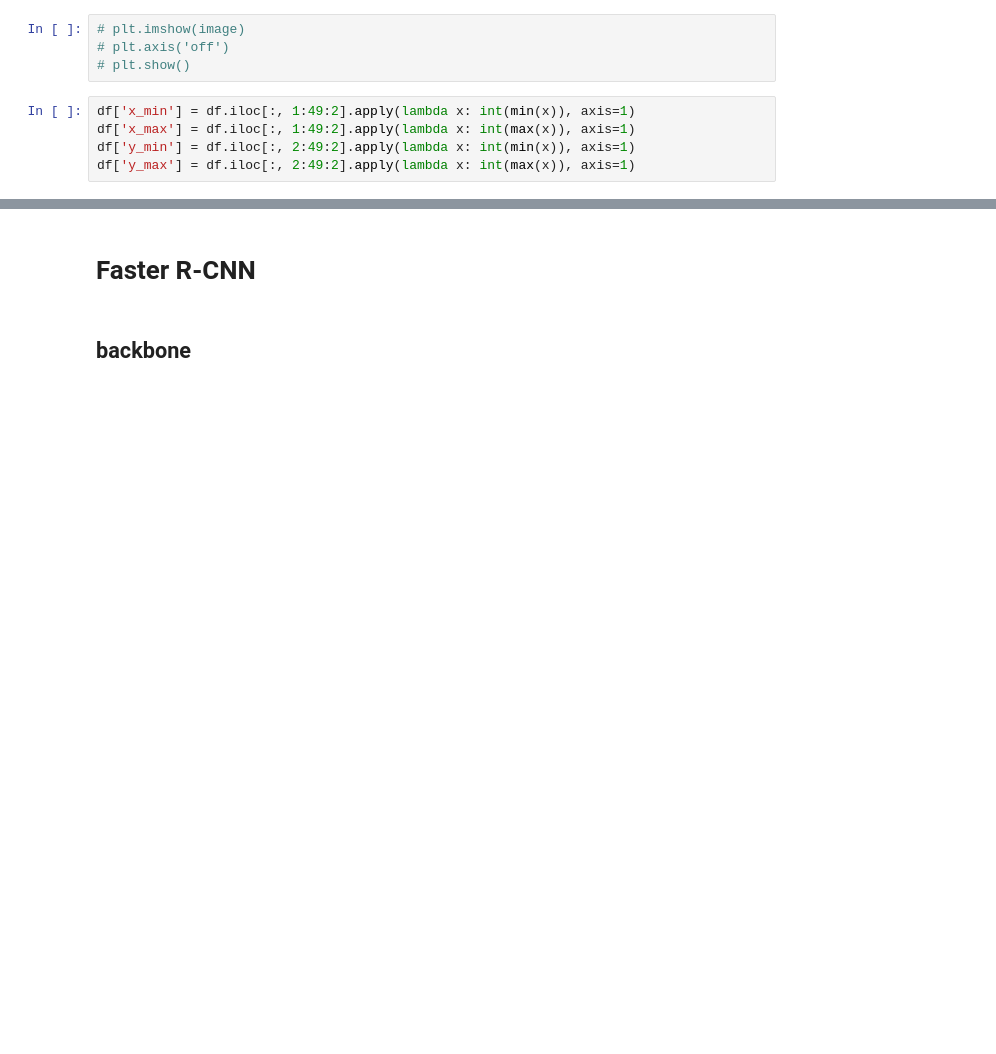
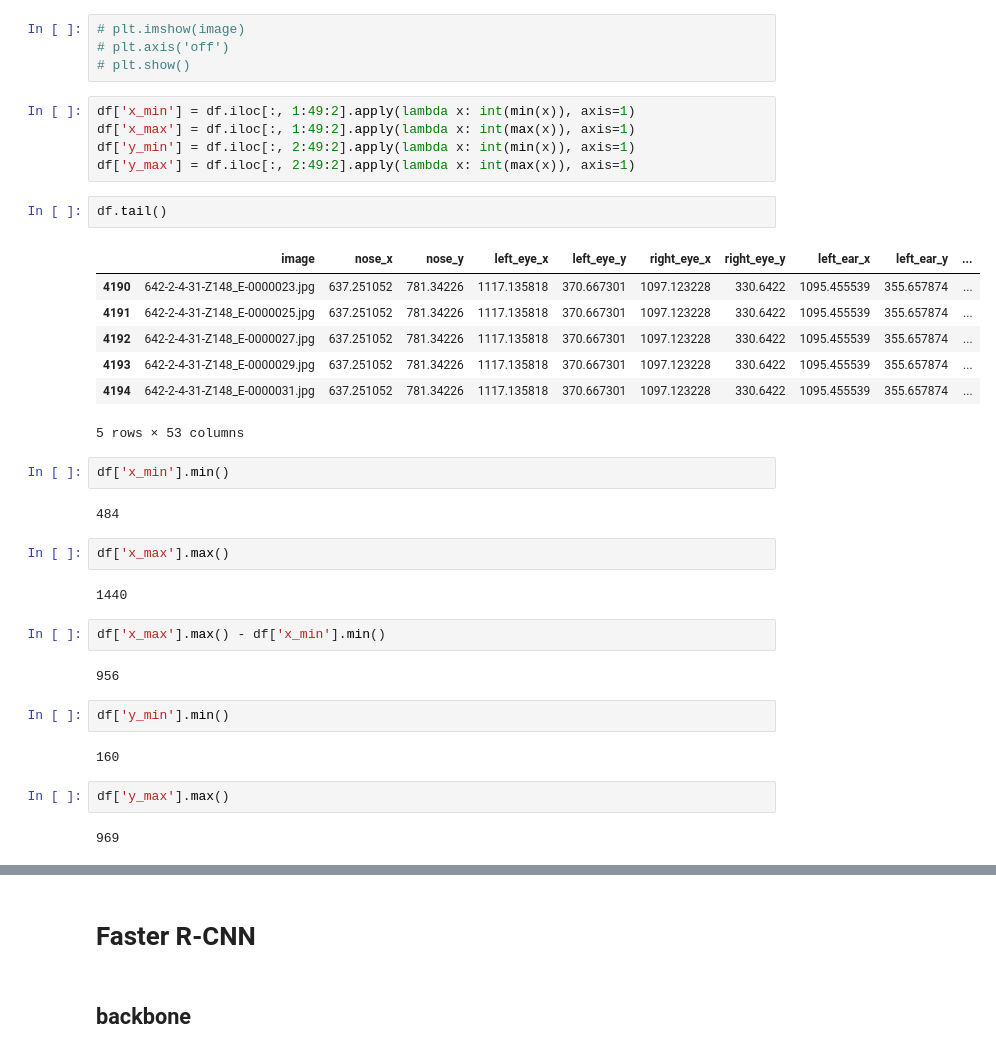
Before and after one commit to sooooner/Human-Detection-Model, a Jupyter notebook: rcnn.ipynb, the cells around one changed output, grey strips where cells are left out. Cells and saved outputs as stored; diff of their text form; blank space fills up the shorter version.

```diff
--- a/rcnn.ipynb
+++ b/rcnn.ipynb
@@ -21,3 +21,33 @@ df['x_min'] = df.iloc[:, 1:49:2].apply(lambda x: int(min(x)), axis=1)
 df['x_max'] = df.iloc[:, 1:49:2].apply(lambda x: int(max(x)), axis=1)
 df['y_min'] = df.iloc[:, 2:49:2].apply(lambda x: int(min(x)), axis=1)
 df['y_max'] = df.iloc[:, 2:49:2].apply(lambda x: int(max(x)), axis=1)
+# %%
+df.tail()
+# %% [output]
+|  | image | nose_x | nose_y | left_eye_x | left_eye_y | right_eye_x | right_eye_y | left_ear_x | left_ear_y | ... |
+| 4190 | 642-2-4-31-Z148_E-0000023.jpg | 637.251052 | 781.34226 | 1117.135818 | 370.667301 | 1097.123228 | 330.6422 | 1095.455539 | 355.657874 | ... |
+| 4191 | 642-2-4-31-Z148_E-0000025.jpg | 637.251052 | 781.34226 | 1117.135818 | 370.667301 | 1097.123228 | 330.6422 | 1095.455539 | 355.657874 | ... |
+| 4192 | 642-2-4-31-Z148_E-0000027.jpg | 637.251052 | 781.34226 | 1117.135818 | 370.667301 | 1097.123228 | 330.6422 | 1095.455539 | 355.657874 | ... |
+| 4193 | 642-2-4-31-Z148_E-0000029.jpg | 637.251052 | 781.34226 | 1117.135818 | 370.667301 | 1097.123228 | 330.6422 | 1095.455539 | 355.657874 | ... |
+| 4194 | 642-2-4-31-Z148_E-0000031.jpg | 637.251052 | 781.34226 | 1117.135818 | 370.667301 | 1097.123228 | 330.6422 | 1095.455539 | 355.657874 | ... |
+5 rows × 53 columns
+# %%
+df['x_min'].min()
+# %% [output]
+484
+# %%
+df['x_max'].max()
+# %% [output]
+1440
+# %%
+df['x_max'].max() - df['x_min'].min()
+# %% [output]
+956
+# %%
+df['y_min'].min()
+# %% [output]
+160
+# %%
+df['y_max'].max()
+# %% [output]
+969
```
Also changed, not shown: parts of 68 cells of this notebook.
